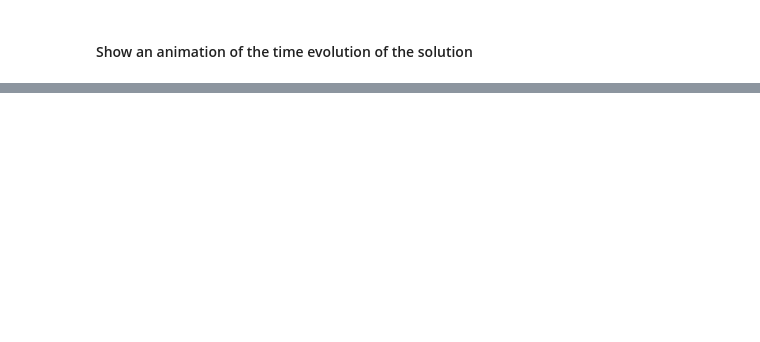
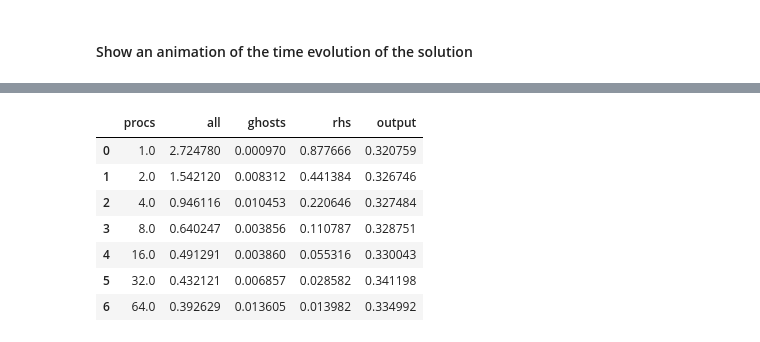
Before and after one commit to unh-hpc-2021/iam851, a Jupyter notebook: class22/kdv.ipynb, the cells around one changed output, grey strips where cells are left out. Drawn from its saved outputs; the diff is of its cells as text; code cells hidden in the pictures; blank space fills up the shorter version.

```diff
--- a/class22/kdv.ipynb
+++ b/class22/kdv.ipynb
@@ -74,0 +107,19 @@ animation.FuncAnimation(fig, animate, init_func=init,
+# %%
+t = pd.DataFrame(np.array([[1, 2.72478, 0.000970048, 0.877666, 0.320759],
+                           [2, 1.54212, 0.00831192, 0.441384, 0.326746],
+                           [4, 0.946116, 0.0104533, 0.220646, 0.327484],
+                           [8, 0.640247, 0.00385581, 0.110787, 0.328751],
+                           [16, 0.491291, 0.00385991, 0.055316, 0.330043],
+                           [32, 0.432121, 0.00685697, 0.0285817, 0.341198],
+                           [64, 0.392629, 0.0136052, 0.0139821, 0.334992]]),
+                   columns=['procs', 'all', 'ghosts', 'rhs', 'output'])
+t
+# %% [output]
+|  | procs | all | ghosts | rhs | output |
+| 0 | 1.0 | 2.724780 | 0.000970 | 0.877666 | 0.320759 |
+| 1 | 2.0 | 1.542120 | 0.008312 | 0.441384 | 0.326746 |
+| 2 | 4.0 | 0.946116 | 0.010453 | 0.220646 | 0.327484 |
+| 3 | 8.0 | 0.640247 | 0.003856 | 0.110787 | 0.328751 |
+| 4 | 16.0 | 0.491291 | 0.003860 | 0.055316 | 0.330043 |
+| 5 | 32.0 | 0.432121 | 0.006857 | 0.028582 | 0.341198 |
+| 6 | 64.0 | 0.392629 | 0.013605 | 0.013982 | 0.334992 |
```
Also changed, not shown: parts of 10 cells of this notebook.
